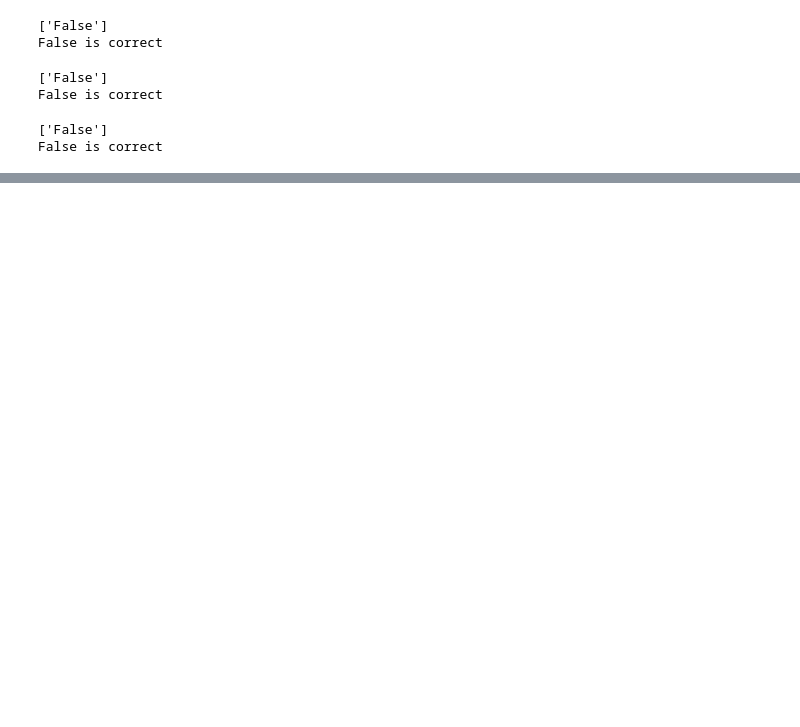
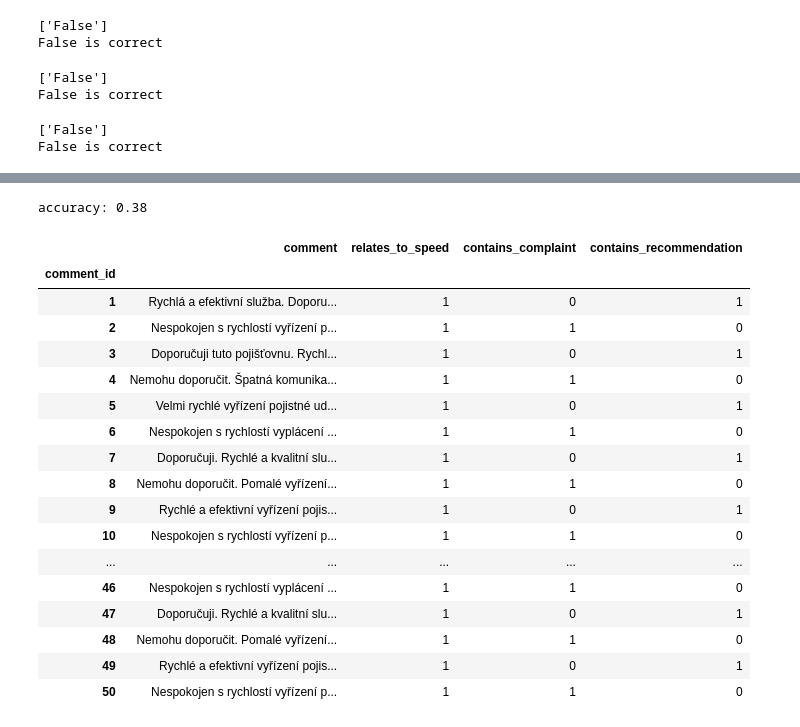
Before and after one commit to ncapek/Transformers_for_czech_language, a Jupyter notebook: flan-t5.ipynb, the cells around one changed output, grey strips where cells are left out. Saved outputs shown, nothing was run; the diff lists cells and outputs as text; code cells hidden in the pictures; blank space fills up the shorter version.

```diff
--- a/flan-t5.ipynb
+++ b/flan-t5.ipynb
@@ -120,0 +149,4 @@ False is correct
+# %%
+import pandas as pd
+df = pd.read_csv('./data/data_50.csv', index_col=0)
+df.head(10)
@@ -120,0 +252,26 @@ False is correct
+# %%
+print(f"speed accuracy: {(df['relates_to_speed'] == predictions_df['relates_to_speed']).sum()/50}")
+print(f"complaint accuracy: {(df['relates_to_speed'] == predictions_df['relates_to_speed']).sum()/50}")
+# %% [output]
+accuracy: 0.38
+# %%
+df
+# %% [output]
+|  | comment | relates_to_speed | contains_complaint | contains_recommendation |
+| comment_id |  |  |  |  |
+| 1 | Rychlá a efektivní služba. Doporu... | 1 | 0 | 1 |
+| 2 | Nespokojen s rychlostí vyřízení p... | 1 | 1 | 0 |
+| 3 | Doporučuji tuto pojišťovnu. Rychl... | 1 | 0 | 1 |
+| 4 | Nemohu doporučit. Špatná komunika... | 1 | 1 | 0 |
+| 5 | Velmi rychlé vyřízení pojistné ud... | 1 | 0 | 1 |
+| 6 | Nespokojen s rychlostí vyplácení ... | 1 | 1 | 0 |
+| 7 | Doporučuji. Rychlé a kvalitní slu... | 1 | 0 | 1 |
+| 8 | Nemohu doporučit. Pomalé vyřízení... | 1 | 1 | 0 |
+| 9 | Rychlé a efektivní vyřízení pojis... | 1 | 0 | 1 |
+| 10 | Nespokojen s rychlostí vyřízení p... | 1 | 1 | 0 |
+| ... | ... | ... | ... | ... |
+| 46 | Nespokojen s rychlostí vyplácení ... | 1 | 1 | 0 |
+| 47 | Doporučuji. Rychlé a kvalitní slu... | 1 | 0 | 1 |
+| 48 | Nemohu doporučit. Pomalé vyřízení... | 1 | 1 | 0 |
+| 49 | Rychlé a efektivní vyřízení pojis... | 1 | 0 | 1 |
+| 50 | Nespokojen s rychlostí vyřízení p... | 1 | 1 | 0 |
```
Also changed, not shown: parts of 11 cells of this notebook.
